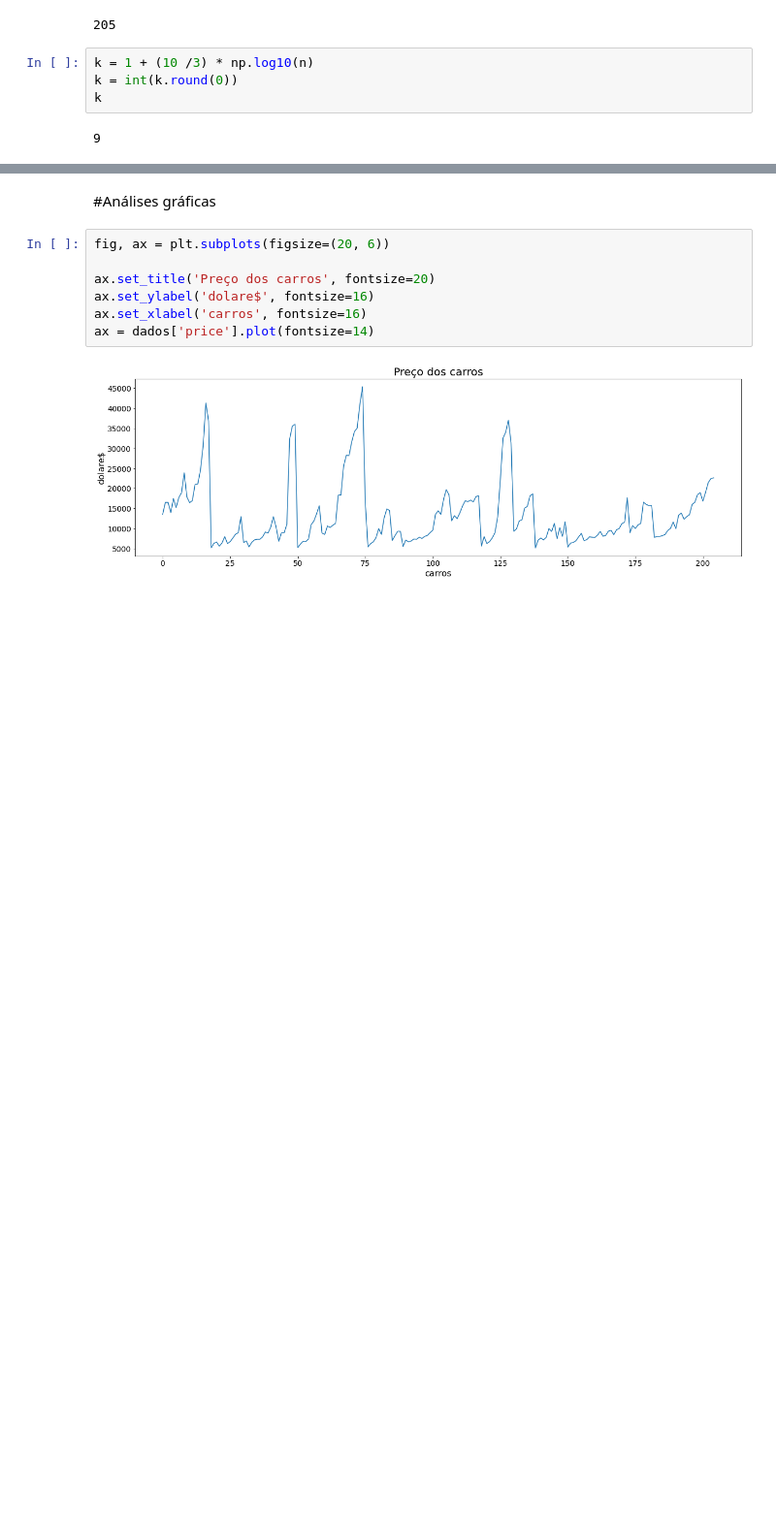
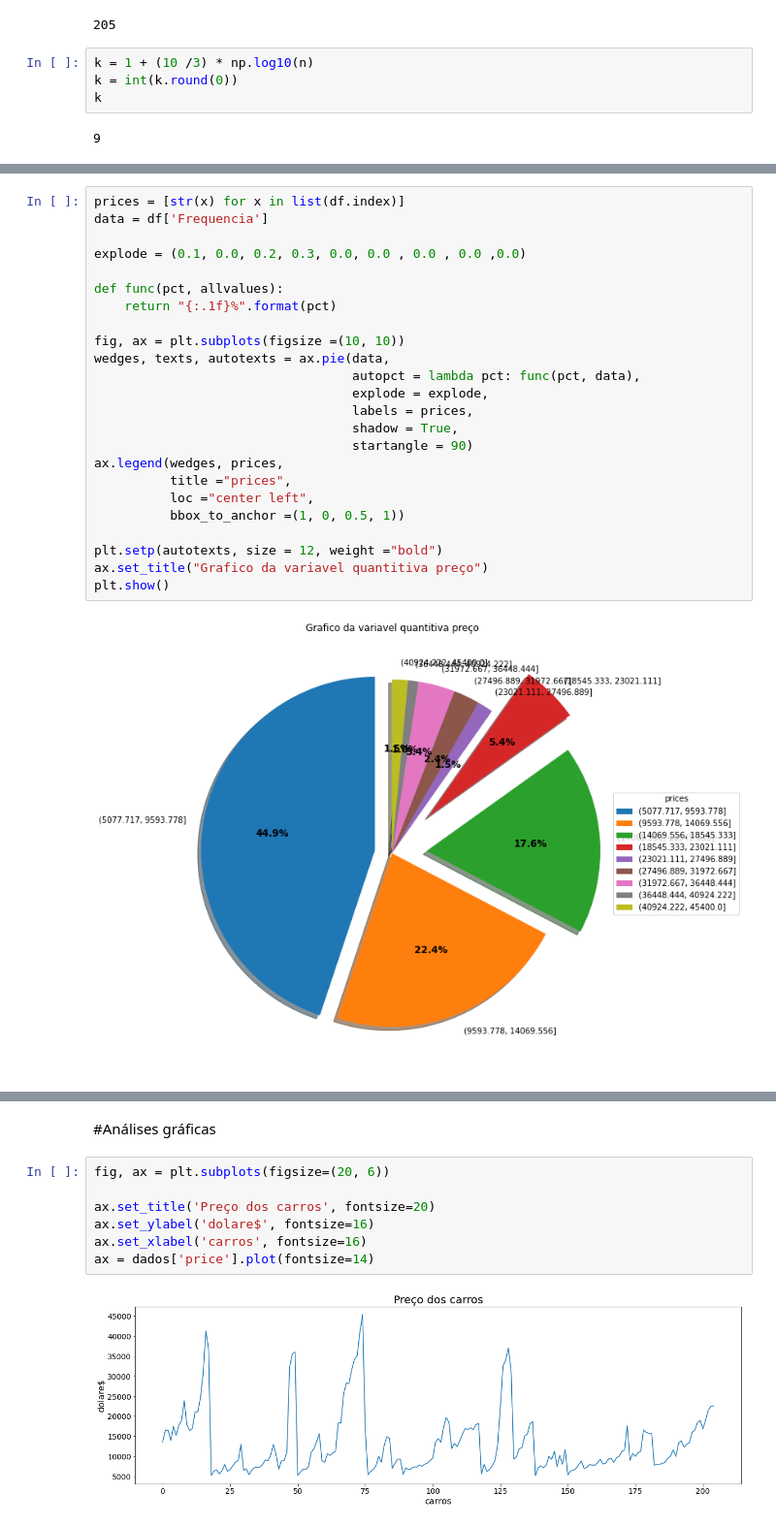
Before and after one commit to PAndersonSB/Introducao-Datascience, a Jupyter notebook: Data_Science_Projeto_1.ipynb, the cells around one changed output, grey strips where cells are left out. Shown: that part at 97% size. Saved outputs shown, nothing was run; the diff lists cells and outputs as text; blank space fills up the shorter version.

```diff
--- a/Data_Science_Projeto_1.ipynb
+++ b/Data_Science_Projeto_1.ipynb
@@ -343,0 +323,26 @@ df
+# %%
+prices = [str(x) for x in list(df.index)]
+data = df['Frequencia']
+
+explode = (0.1, 0.0, 0.2, 0.3, 0.0, 0.0 , 0.0 , 0.0 ,0.0)
+
+def func(pct, allvalues):
+    return "{:.1f}%".format(pct)
+
+fig, ax = plt.subplots(figsize =(10, 10))
+wedges, texts, autotexts = ax.pie(data,
+                                  autopct = lambda pct: func(pct, data),
+                                  explode = explode,
+                                  labels = prices,
+                                  shadow = True,
+                                  startangle = 90)
+ax.legend(wedges, prices,
+          title ="prices",
+          loc ="center left",
+          bbox_to_anchor =(1, 0, 0.5, 1))
+
+plt.setp(autotexts, size = 12, weight ="bold")
+ax.set_title("Grafico da variavel quantitiva preço")
+plt.show()
+# %% [output]
+[figure, added]
```
Also changed, not shown: parts of 29 cells of this notebook.
